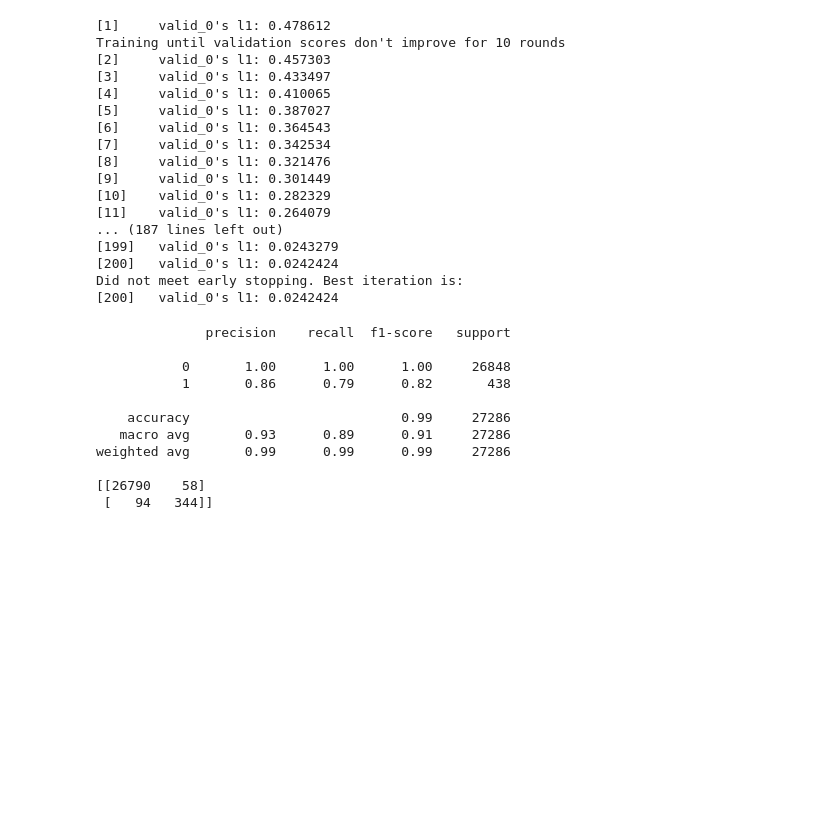
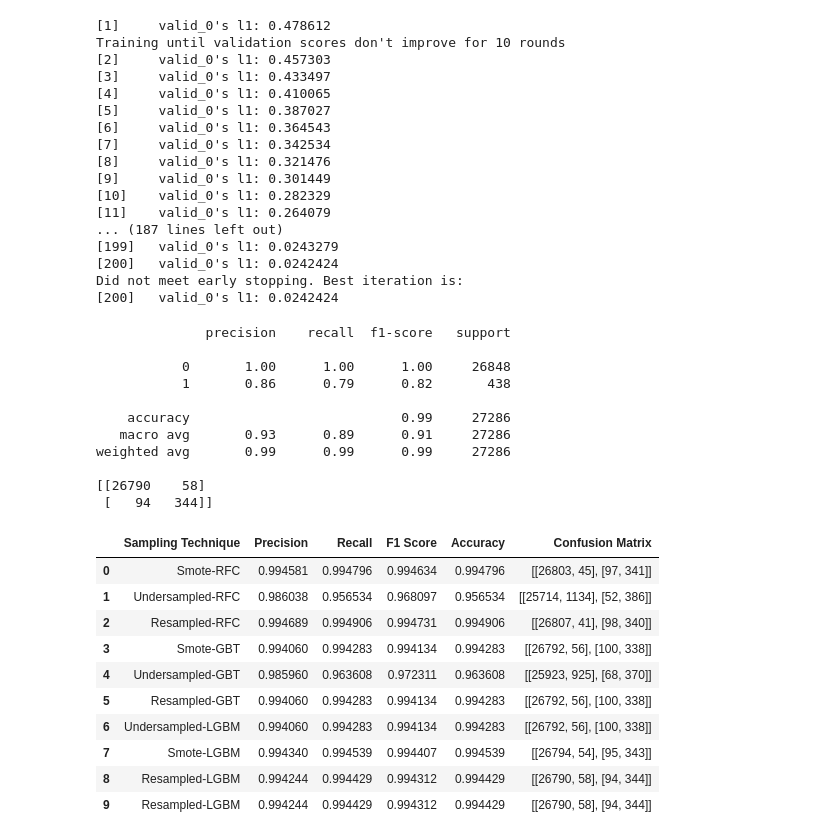
Before and after one commit to MElizondo1121/AdvML-Project, a Jupyter notebook: src/Sampling-Modeling.ipynb, the cells around one changed output. Saved outputs shown, nothing was run; the diff lists cells and outputs as text; code cells hidden in the pictures; blank space fills up the shorter version.

Commit message:
results

```diff
--- a/src/Sampling-Modeling.ipynb
+++ b/src/Sampling-Modeling.ipynb
@@ -212,7 +390,7 @@ params = {
     'max_depth': 10,
 }
 
-train_data = lgb.Dataset(X_train, label=y_train)
+train_data = lgb.Dataset(X_train_under, label=y_train_under)
 val_data = lgb.Dataset(X_val, label=y_val)
 
 num_round = 200
@@ -351,3 +613,40 @@ weighted avg       0.99      0.99      0.99     27286
 
 [[26790    58]
  [   94   344]]
+# %%
+report = classification_report(y_val, y_pred_class, output_dict=True)
+conf_matrix = confusion_matrix(y_val, y_pred_class)
+
+# Extract metrics from classification report
+precision = report['weighted avg']['precision']
+recall = report['weighted avg']['recall']
+f1_score = report['weighted avg']['f1-score']
+accuracy = report['accuracy']
+
+# Create a DataFrame to store the metrics
+data = {
+    'Sampling Technique' : 'Resampled-LGBM',
+    'Precision': precision,
+    'Recall': recall,
+    'F1 Score': f1_score,
+    'Accuracy': accuracy,
+    'Confusion Matrix': [conf_matrix]
+}
+
+df = pd.DataFrame(data)
+metrics_df = metrics_df.append(df, ignore_index=True)
+metrics_df.to_csv('../data/samplingResults.csv', header=1, index=0)
+# %%
+metrics_df
+# %% [output]
+|  | Sampling Technique | Precision | Recall | F1 Score | Accuracy | Confusion Matrix |
+| 0 | Smote-RFC | 0.994581 | 0.994796 | 0.994634 | 0.994796 | [[26803, 45], [97, 341]] |
+| 1 | Undersampled-RFC | 0.986038 | 0.956534 | 0.968097 | 0.956534 | [[25714, 1134], [52, 386]] |
+| 2 | Resampled-RFC | 0.994689 | 0.994906 | 0.994731 | 0.994906 | [[26807, 41], [98, 340]] |
+| 3 | Smote-GBT | 0.994060 | 0.994283 | 0.994134 | 0.994283 | [[26792, 56], [100, 338]] |
+| 4 | Undersampled-GBT | 0.985960 | 0.963608 | 0.972311 | 0.963608 | [[25923, 925], [68, 370]] |
+| 5 | Resampled-GBT | 0.994060 | 0.994283 | 0.994134 | 0.994283 | [[26792, 56], [100, 338]] |
+| 6 | Undersampled-LGBM | 0.994060 | 0.994283 | 0.994134 | 0.994283 | [[26792, 56], [100, 338]] |
+| 7 | Smote-LGBM | 0.994340 | 0.994539 | 0.994407 | 0.994539 | [[26794, 54], [95, 343]] |
+| 8 | Resampled-LGBM | 0.994244 | 0.994429 | 0.994312 | 0.994429 | [[26790, 58], [94, 344]] |
+| 9 | Resampled-LGBM | 0.994244 | 0.994429 | 0.994312 | 0.994429 | [[26790, 58], [94, 344]] |
```
Also changed, not shown: parts of 12 cells of this notebook, 19 other files.
